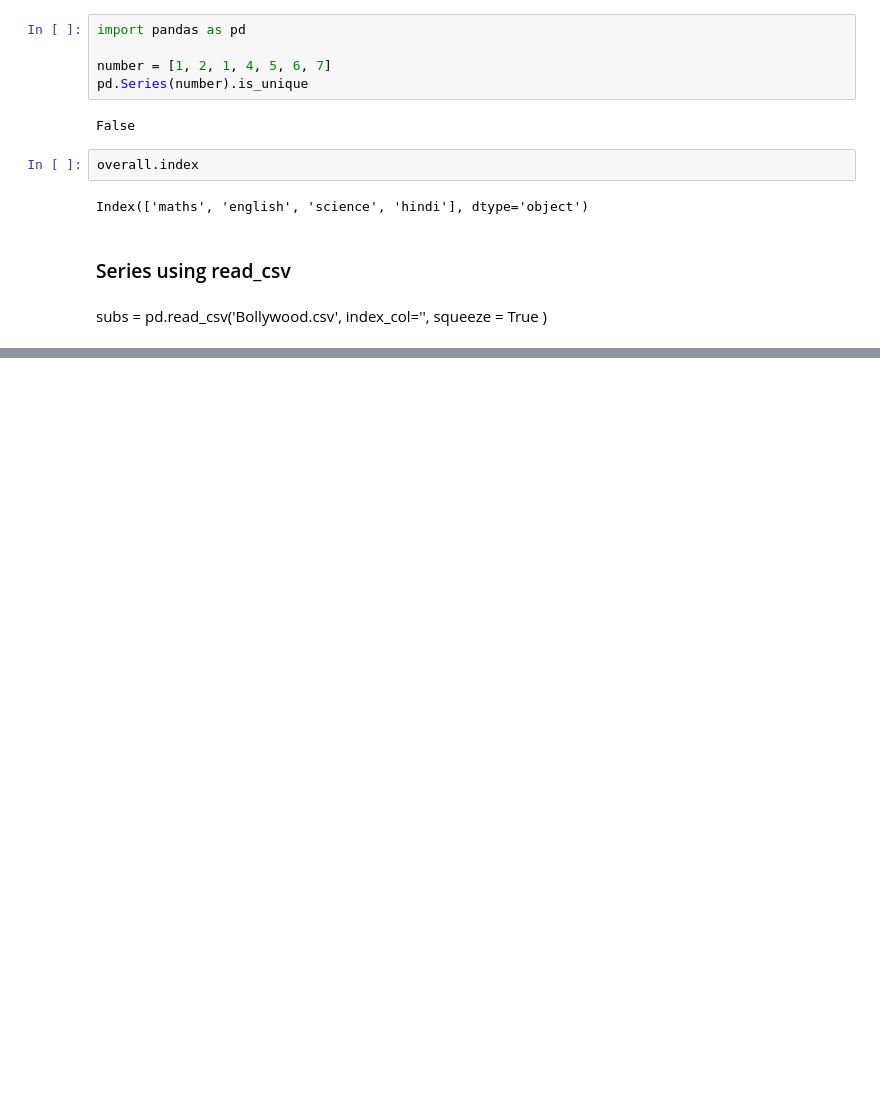
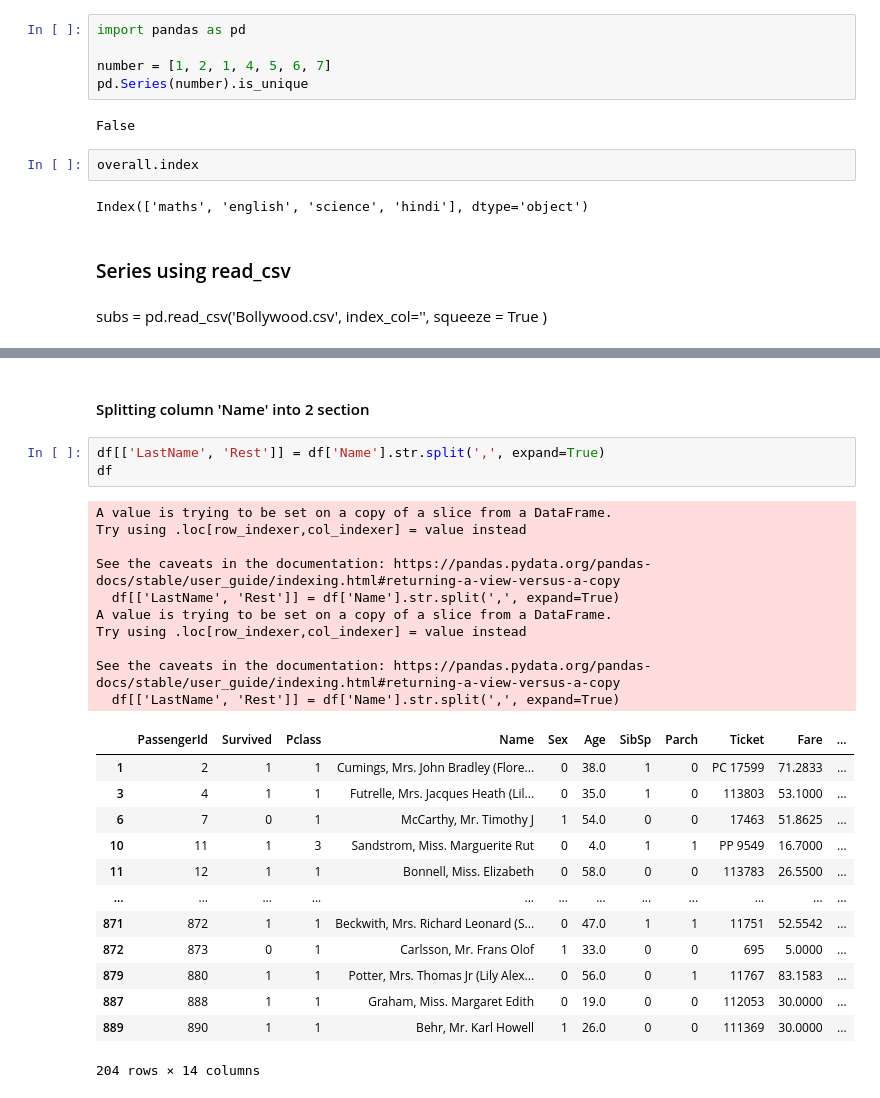
Before and after one commit to rahulchand017/Data_Science, a Jupyter notebook: Revise/Libraries/Pandas/Pandas.ipynb, the cells around one changed output, grey strips where cells are left out. Drawn from its saved outputs; the diff is of its cells as text; blank space fills up the shorter version.

```diff
--- a/Revise/Libraries/Pandas/Pandas.ipynb
+++ b/Revise/Libraries/Pandas/Pandas.ipynb
@@ -38,0 +267,29 @@ subs = pd.read_csv('Bollywood.csv', index_col='', squeeze = True )
+# %% [markdown]
+#### Splitting column 'Name' into 2 section
+# %%
+df[['LastName', 'Rest']] = df['Name'].str.split(',', expand=True)
+df
+# %% [output]
+A value is trying to be set on a copy of a slice from a DataFrame.
+Try using .loc[row_indexer,col_indexer] = value instead
+
+See the caveats in the documentation: https://pandas.pydata.org/pandas-docs/stable/user_guide/indexing.html#returning-a-view-versus-a-copy
+  df[['LastName', 'Rest']] = df['Name'].str.split(',', expand=True)
+A value is trying to be set on a copy of a slice from a DataFrame.
+Try using .loc[row_indexer,col_indexer] = value instead
+
+See the caveats in the documentation: https://pandas.pydata.org/pandas-docs/stable/user_guide/indexing.html#returning-a-view-versus-a-copy
+  df[['LastName', 'Rest']] = df['Name'].str.split(',', expand=True)
+|  | PassengerId | Survived | Pclass | Name | Sex | Age | SibSp | Parch | Ticket | Fare | ... |
+| 1 | 2 | 1 | 1 | Cumings, Mrs. John Bradley (Flore... | 0 | 38.0 | 1 | 0 | PC 17599 | 71.2833 | ... |
+| 3 | 4 | 1 | 1 | Futrelle, Mrs. Jacques Heath (Lil... | 0 | 35.0 | 1 | 0 | 113803 | 53.1000 | ... |
+| 6 | 7 | 0 | 1 | McCarthy, Mr. Timothy J | 1 | 54.0 | 0 | 0 | 17463 | 51.8625 | ... |
+| 10 | 11 | 1 | 3 | Sandstrom, Miss. Marguerite Rut | 0 | 4.0 | 1 | 1 | PP 9549 | 16.7000 | ... |
+| 11 | 12 | 1 | 1 | Bonnell, Miss. Elizabeth | 0 | 58.0 | 0 | 0 | 113783 | 26.5500 | ... |
+| ... | ... | ... | ... | ... | ... | ... | ... | ... | ... | ... | ... |
+| 871 | 872 | 1 | 1 | Beckwith, Mrs. Richard Leonard (S... | 0 | 47.0 | 1 | 1 | 11751 | 52.5542 | ... |
+| 872 | 873 | 0 | 1 | Carlsson, Mr. Frans Olof | 1 | 33.0 | 0 | 0 | 695 | 5.0000 | ... |
+| 879 | 880 | 1 | 1 | Potter, Mrs. Thomas Jr (Lily Alex... | 0 | 56.0 | 0 | 1 | 11767 | 83.1583 | ... |
+| 887 | 888 | 1 | 1 | Graham, Miss. Margaret Edith | 0 | 19.0 | 0 | 0 | 112053 | 30.0000 | ... |
+| 889 | 890 | 1 | 1 | Behr, Mr. Karl Howell | 1 | 26.0 | 0 | 0 | 111369 | 30.0000 | ... |
+204 rows × 14 columns
```
Also changed, not shown: parts of 28 cells of this notebook.
